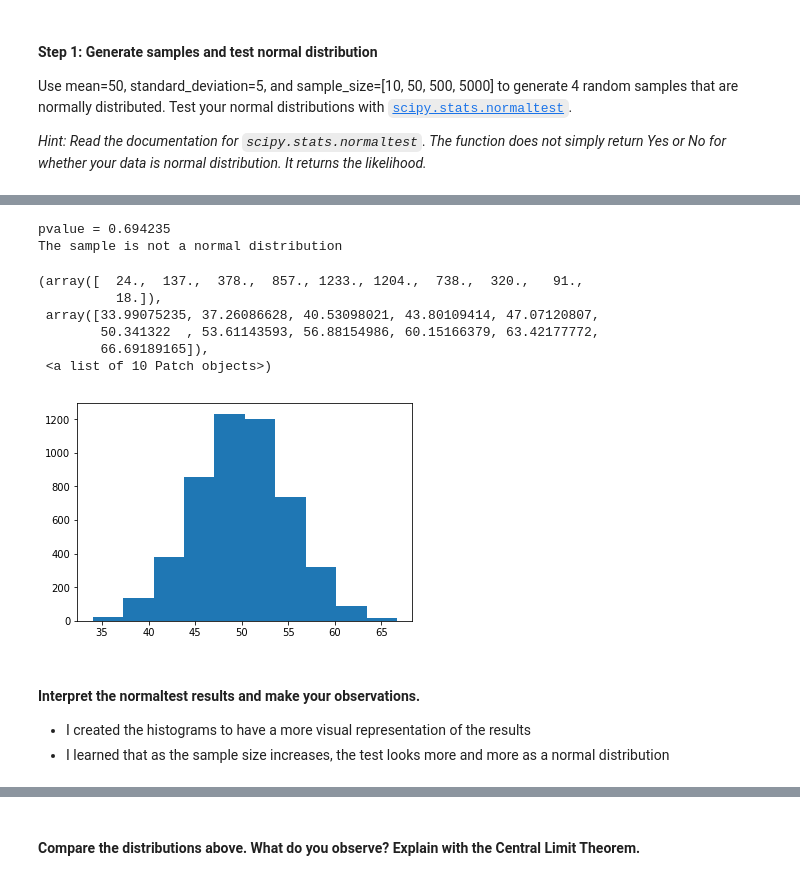
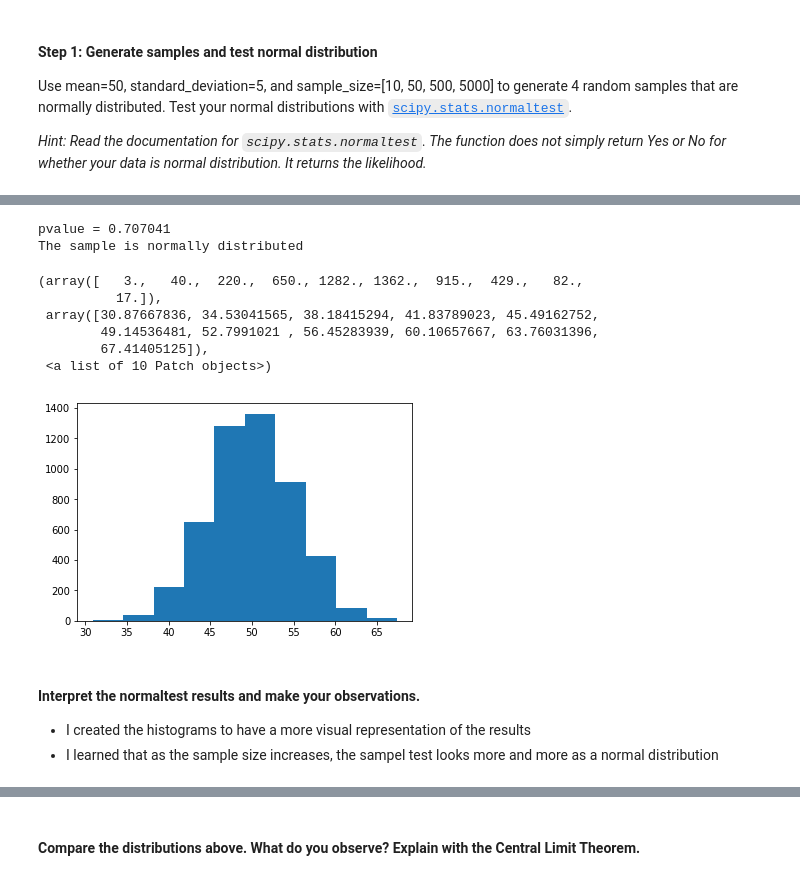
Before and after one commit to marisfont/madrid-oct-2018, a Jupyter notebook: module-2/lab-probability-distribution/your_code/main.ipynb, the cells around one changed output, grey strips where cells are left out. Saved outputs shown, nothing was run; the diff lists cells and outputs as text; code cells hidden in the pictures.

```diff
--- a/module-2/lab-probability-distribution/your_code/main.ipynb
+++ b/module-2/lab-probability-distribution/your_code/main.ipynb
@@ -95,31 +96,31 @@ The sample is normally distributed
 # %%
 mean, sd, size = 50, 5, 5000
-sample = np.random.normal(mean, sd, size)
+sample_5000 = np.random.normal(mean, sd, size)
 
-statistic, pvalue = sci.stats.normaltest(sample)
+statistic, pvalue = sci.stats.normaltest(sample_5000)
 alpha = 0.05 # confidence of 5%
 print("pvalue = {:g}".format(pvalue))
 
 if pvalue < alpha: # null hypothesis: sample is normally distributed
+    print("The sample is not a normal distribution ")
+else:
     print("The sample is normally distributed")
-else:
-    print("The sample is not a normal distribution")
 
-plt.hist(sample)
+plt.hist(sample_5000)
 # %% [output]
-pvalue = 0.694235
-The sample is not a normal distribution
+pvalue = 0.707041
+The sample is normally distributed
-(array([  24.,  137.,  378.,  857., 1233., 1204.,  738.,  320.,   91.,
-          18.]),
- array([33.99075235, 37.26086628, 40.53098021, 43.80109414, 47.07120807,
-        50.341322  , 53.61143593, 56.88154986, 60.15166379, 63.42177772,
-        66.69189165]),
+(array([   3.,   40.,  220.,  650., 1282., 1362.,  915.,  429.,   82.,
+          17.]),
+ array([30.87667836, 34.53041565, 38.18415294, 41.83789023, 45.49162752,
+        49.14536481, 52.7991021 , 56.45283939, 60.10657667, 63.76031396,
+        67.41405125]),
  <a list of 10 Patch objects>)
-[figure, old version]
+[figure, new version]
 # %% [markdown]
 #### Interpret the normaltest results and make your observations.
 - I created the histograms to have a more visual representation of the results
-- I learned that as the sample size increases, the test looks more and more as a normal distribution
+- I learned that as the sample size increases, the sampel test looks more and more as a normal distribution
 # %% [markdown]
 #### Step 2: Plot normal distributions
 
```
Also changed, not shown: parts of 7 cells of this notebook.
